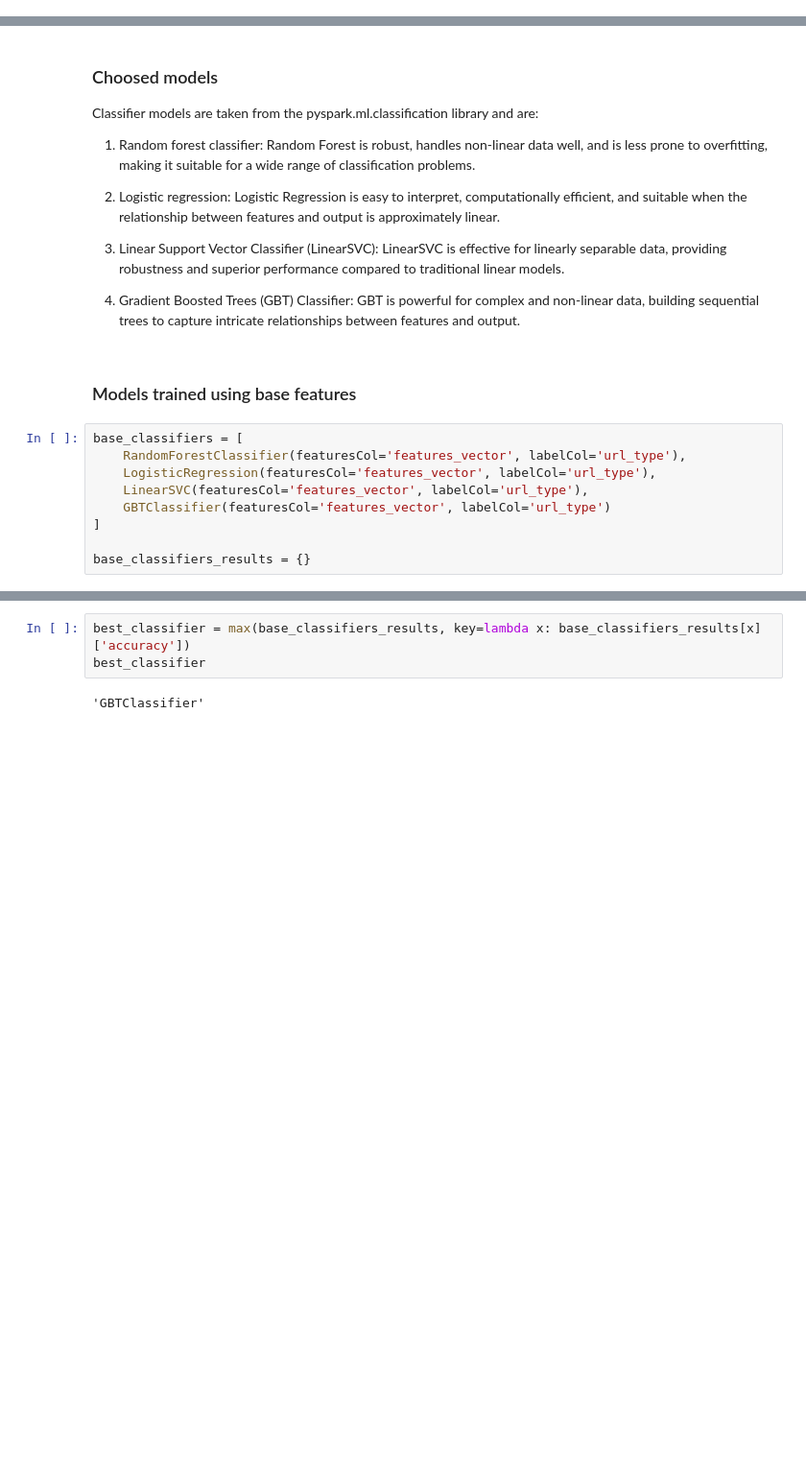
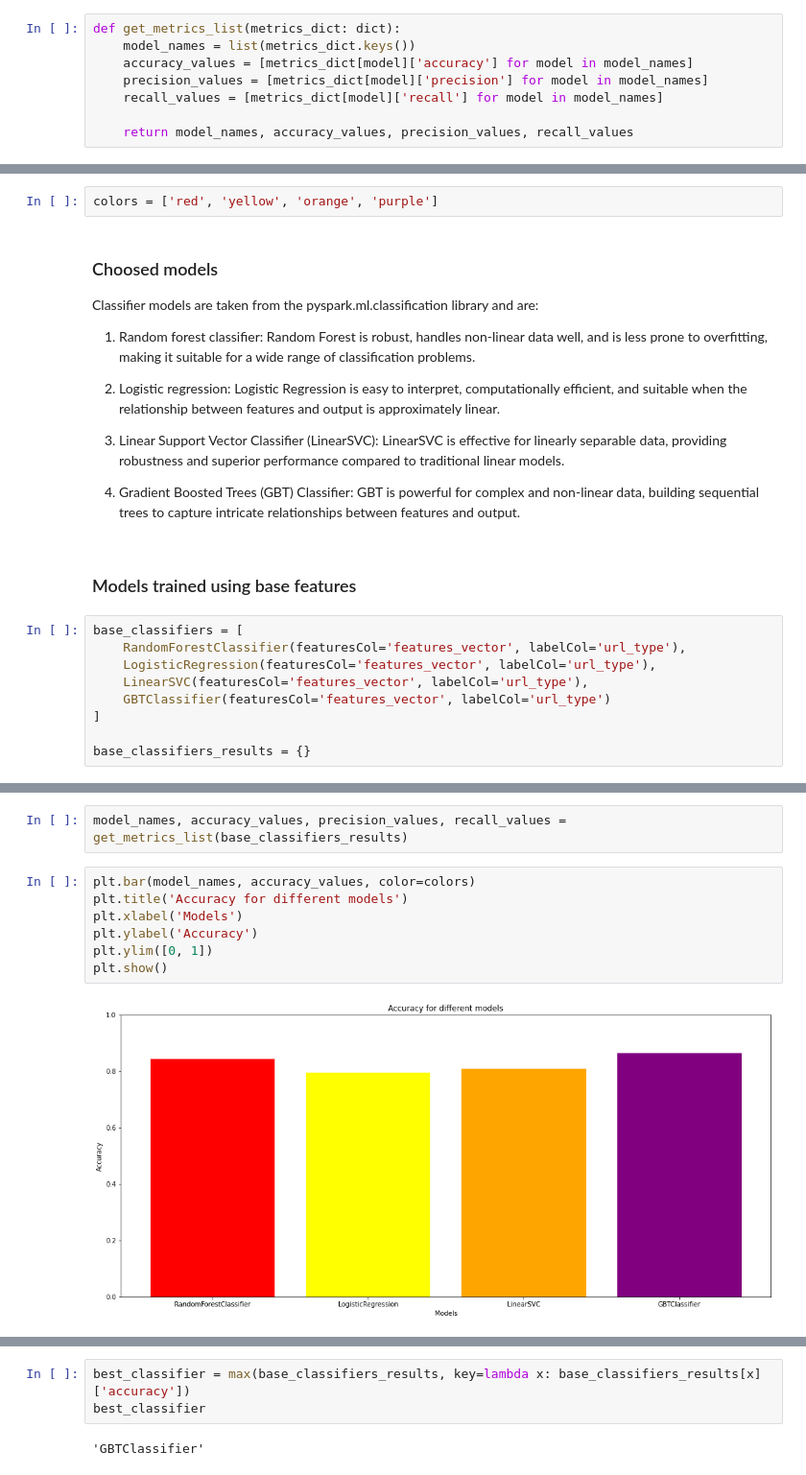
Before and after one commit to simonegramegna/URLs_mining, a Jupyter notebook: URLs_mining.ipynb, the cells around one changed output, grey strips where cells are left out. Shown at 96% size. Saved outputs shown, nothing was run; the diff lists cells and outputs as text; blank space fills up the shorter version.

```diff
--- a/URLs_mining.ipynb
+++ b/URLs_mining.ipynb
@@ -612,0 +615,8 @@ def train_and_evaluate(classifier, train, test):
+# %%
+def get_metrics_list(metrics_dict: dict):
+    model_names = list(metrics_dict.keys())
+    accuracy_values = [metrics_dict[model]['accuracy'] for model in model_names]
+    precision_values = [metrics_dict[model]['precision'] for model in model_names]
+    recall_values = [metrics_dict[model]['recall'] for model in model_names]
+
+    return model_names, accuracy_values, precision_values, recall_values
@@ -613,3 +625,5 @@ def train_and_evaluate(classifier, train, test):
+# %%
+colors = ['red', 'yellow', 'orange', 'purple']
 # %% [markdown]
 ### Choosed models
 
@@ -655,3 +669,14 @@ Recall of GBTClassifier: 0.864
 Accuracy of LinearSVC: 0.808
 Precision of LinearSVC: 0.823
 Recall of LinearSVC: 0.808
+# %%
+model_names, accuracy_values, precision_values, recall_values = get_metrics_list(base_classifiers_results)
+# %%
+plt.bar(model_names, accuracy_values, color=colors)
+plt.title('Accuracy for different models')
+plt.xlabel('Models')
+plt.ylabel('Accuracy')
+plt.ylim([0, 1])
+plt.show()
+# %% [output]
+[figure, added]
```
Also changed, not shown: parts of 26 cells of this notebook, 2 other files.
